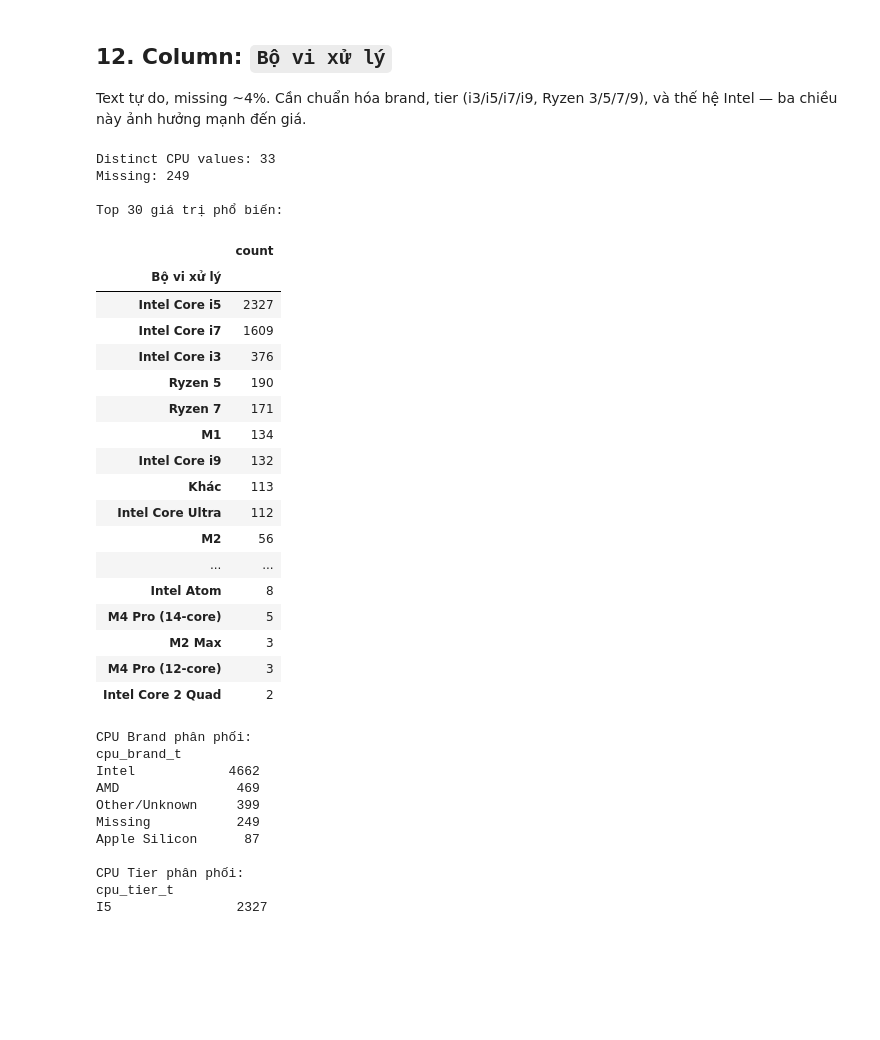
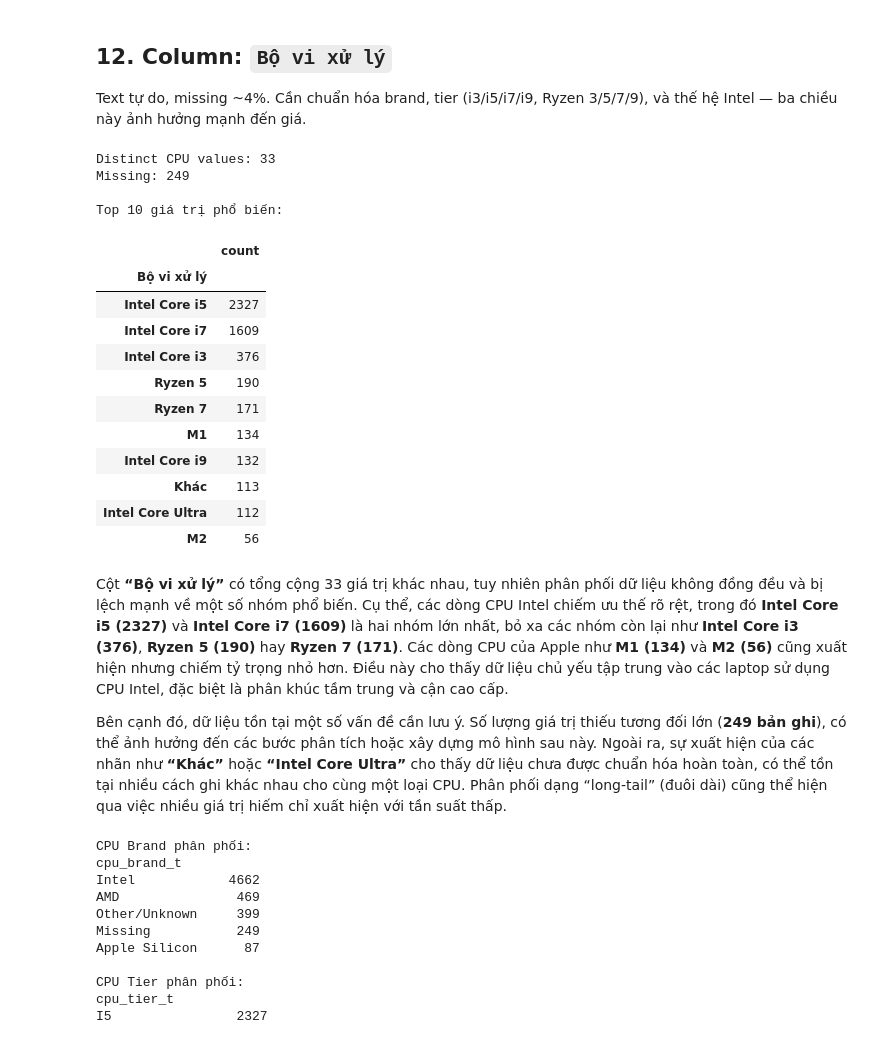
Before and after one commit to thisYui/Laptop-Price-Prediction, a Jupyter notebook: notebooks/data/01a_chotot_inspection.ipynb, the cells around one changed output. Saved outputs shown, nothing was run; the diff lists cells and outputs as text; code cells hidden in the pictures; blank space fills up the shorter version.

```diff
--- a/notebooks/data/01a_chotot_inspection.ipynb
+++ b/notebooks/data/01a_chotot_inspection.ipynb
@@ -2938,31 +3237,29 @@ Text tự do, missing ~4%. Cần chuẩn hóa brand, tier (i3/i5/i7/i9, Ryzen 3/
 # %%
 print(f"Distinct CPU values: {df['Bộ vi xử lý'].nunique()}")
 print(f"Missing: {df['Bộ vi xử lý'].isna().sum()}")
-print("\nTop 30 giá trị phổ biến:")
-display(df['Bộ vi xử lý'].value_counts().head(30).to_frame())
+print("\nTop 10 giá trị phổ biến:")
+display(df['Bộ vi xử lý'].value_counts().head(10).to_frame())
 # %% [output]
 Distinct CPU values: 33
 Missing: 249
 
-Top 30 giá trị phổ biến:
+Top 10 giá trị phổ biến:
 |  | count |
 | Bộ vi xử lý |  |
 | Intel Core i5 | 2327 |
 | Intel Core i7 | 1609 |
 | Intel Core i3 | 376 |
 | Ryzen 5 | 190 |
 | Ryzen 7 | 171 |
 | M1 | 134 |
 | Intel Core i9 | 132 |
 | Khác | 113 |
 | Intel Core Ultra | 112 |
 | M2 | 56 |
-| ... | ... |
-| Intel Atom | 8 |
-| M4 Pro (14-core) | 5 |
-| M2 Max | 3 |
-| M4 Pro (12-core) | 3 |
-| Intel Core 2 Quad | 2 |
+# %% [markdown]
+Cột **“Bộ vi xử lý”** có tổng cộng 33 giá trị khác nhau, tuy nhiên phân phối dữ liệu không đồng đều và bị lệch mạnh về một số nhóm phổ biến. Cụ thể, các dòng CPU Intel chiếm ưu thế rõ rệt, trong đó **Intel Core i5 (2327)** và **Intel Core i7 (1609)** là hai nhóm lớn nhất, bỏ xa các nhóm còn lại như **Intel Core i3 (376)**, **Ryzen 5 (190)** hay **Ryzen 7 (171)**. Các dòng CPU của Apple như **M1 (134)** và **M2 (56)** cũng xuất hiện nhưng chiếm tỷ trọng nhỏ hơn. Điều này cho thấy dữ liệu chủ yếu tập trung vào các laptop sử dụng CPU Intel, đặc biệt là phân khúc tầm trung và cận cao cấp.
+
+Bên cạnh đó, dữ liệu tồn tại một số vấn đề cần lưu ý. Số lượng giá trị thiếu tương đối lớn (**249 bản ghi**), có thể ảnh hưởng đến các bước phân tích hoặc xây dựng mô hình sau này. Ngoài ra, sự xuất hiện của các nhãn như **“Khác”** hoặc **“Intel Core Ultra”** cho thấy dữ liệu chưa được chuẩn hóa hoàn toàn, có thể tồn tại nhiều cách ghi khác nhau cho cùng một loại CPU. Phân phối dạng “long-tail” (đuôi dài) cũng thể hiện qua việc nhiều giá trị hiếm chỉ xuất hiện với tần suất thấp.
 # %%
 # ── Phân loại CPU Brand ─────────────────────────────────────────────────────────
 def cpu_brand(val):
```
Also changed, not shown: parts of 37 cells of this notebook.
